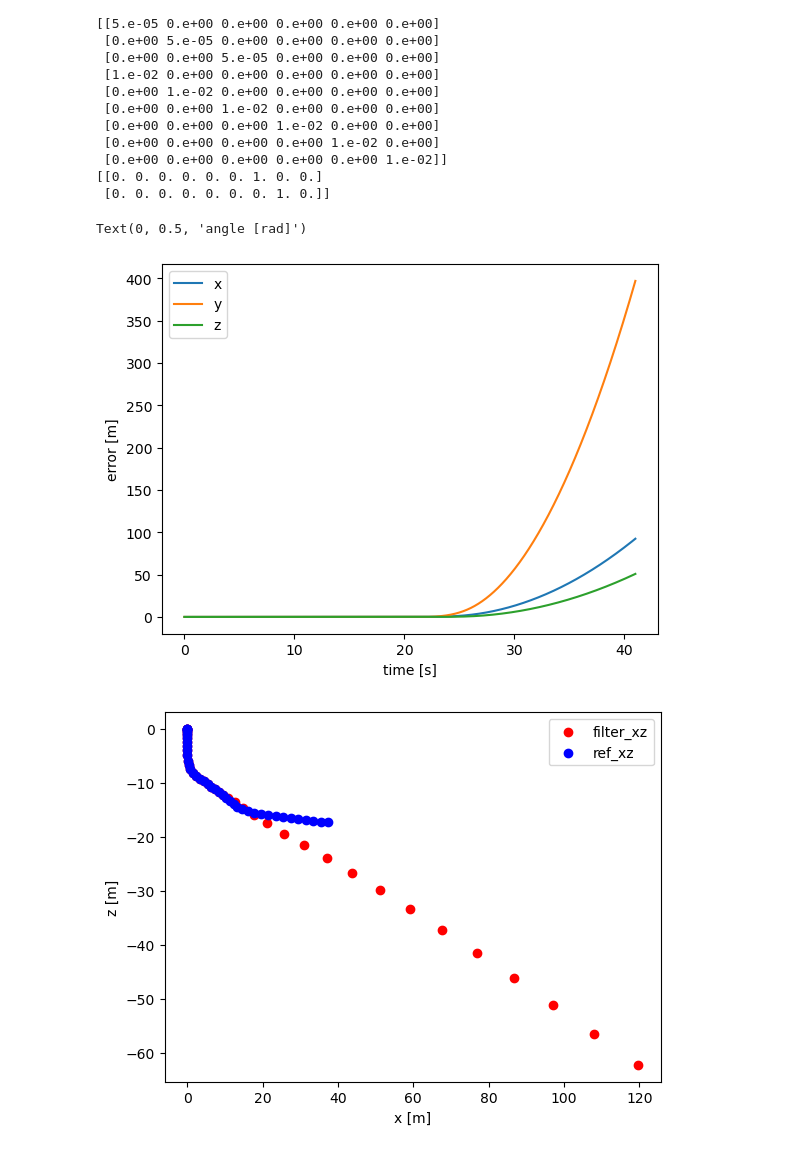
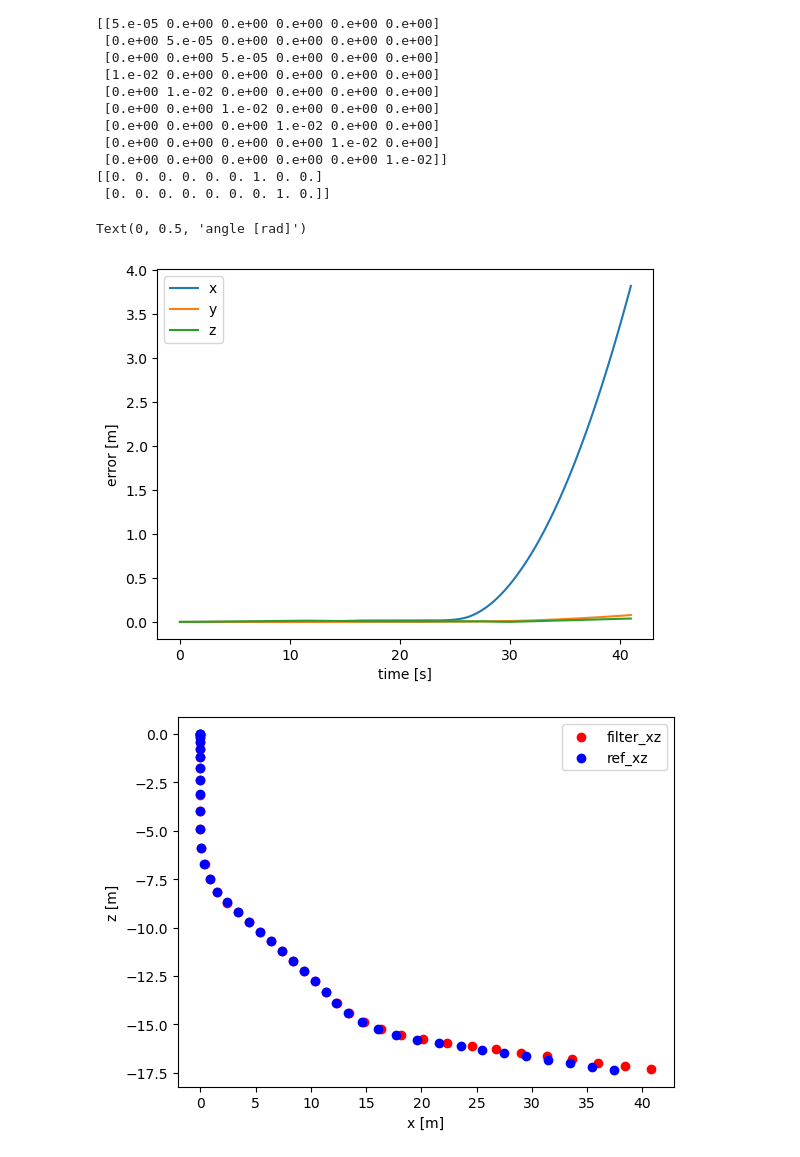
Before and after one commit to simutisernestas/jubilant-dollop, a Jupyter notebook: imu.ipynb, the cells around one changed output. Drawn from its saved outputs; the diff is of its cells as text; code cells hidden in the pictures.

```diff
--- a/imu.ipynb
+++ b/imu.ipynb
@@ -133,8 +133,8 @@ filter.F = F
 filter.B = B
 filter.H = C
 filter.P = np.eye(9)*1e+3
-filter.R = np.eye(2)*1e-6
-filter.Q = np.eye(9)*1e-1
+filter.R = np.eye(2)*1e+2
+filter.Q = np.eye(9)*1e-6
 R_att = np.eye(3)
 
 rec_err = []
@@ -145,44 +145,43 @@ for i,(acc,domega) in enumerate(zip(acc_data, data)):
     phi = np.arctan2(acc[1], np.sqrt(acc[0]**2 + acc[2]**2))
     theta = np.arctan2(acc[0], np.sqrt(acc[1]**2 + acc[2]**2))
     z = np.array([phi, theta]).reshape(2,1)
-    acc = acc + g
+    # filter.update(z)
+    acc = (R_att @ acc) + g
     theta = filter.x[7][0]
     phi = filter.x[6][0]
     Rw = np.array([[np.cos(theta), 0, -np.cos(phi)*np.sin(theta)],
                     [0 , 1, np.sin(phi)],
                     [np.sin(theta), 0, np.cos(phi)*np.cos(theta)]])
-    # convert domega from deg/s to rad/s
     domega = domega * np.pi / 180
-    u = np.concatenate((R_att @ acc, Rw @ domega)).reshape(6,1)
+    u = np.concatenate((acc, Rw @ domega)).reshape(6,1)
     filter.predict(u=u)
-    # filter.update(z)
     # data saving
     rec_err.append(abs(filter.x[:3] - ref_pos[i].reshape(3,1)).reshape(3,))
     rec_filter_pos.append(filter.x[:3].reshape(3,))
     rec_filter_angles.append(filter.x[6:].reshape(3,))
 
 time = np.arange(len(data)) * dt
 plt.plot(time, rec_err)
 plt.legend(['x', 'y', 'z'])
 plt.xlabel('time [s]')
 plt.ylabel('error [m]')
 plt.figure()
 rec_filter_pos = np.array(rec_filter_pos) - ref_pos[0]
 ref_pos = np.array(ref_pos) - ref_pos[0]
 plt.scatter(rec_filter_pos[::100,0], rec_filter_pos[::100,2], c='r')
 plt.scatter(ref_pos[::100,0], ref_pos[::100,2], c='b')
 plt.legend(['filter_xz', 'ref_xz'])
 plt.xlabel('x [m]')
 at = plt.ylabel('z [m]')
 # plot euler angles
 plt.figure()
 plt.plot(time, rec_filter_angles, '--')
 plt.plot(time, ref_euler * np.pi / 180)
 plt.legend(['roll', 'pitch', 'yaw', 'ref_yaw', 'ref_pitch', 'ref_roll'])
 plt.xlabel('time [s]')
 plt.ylabel('angle [rad]')
 # %% [output]
 Text(0, 0.5, 'angle [rad]')
-[figure, old version]
+[figure, new version]
-[figure, old version]
+[figure, new version]
 [figure]
```
